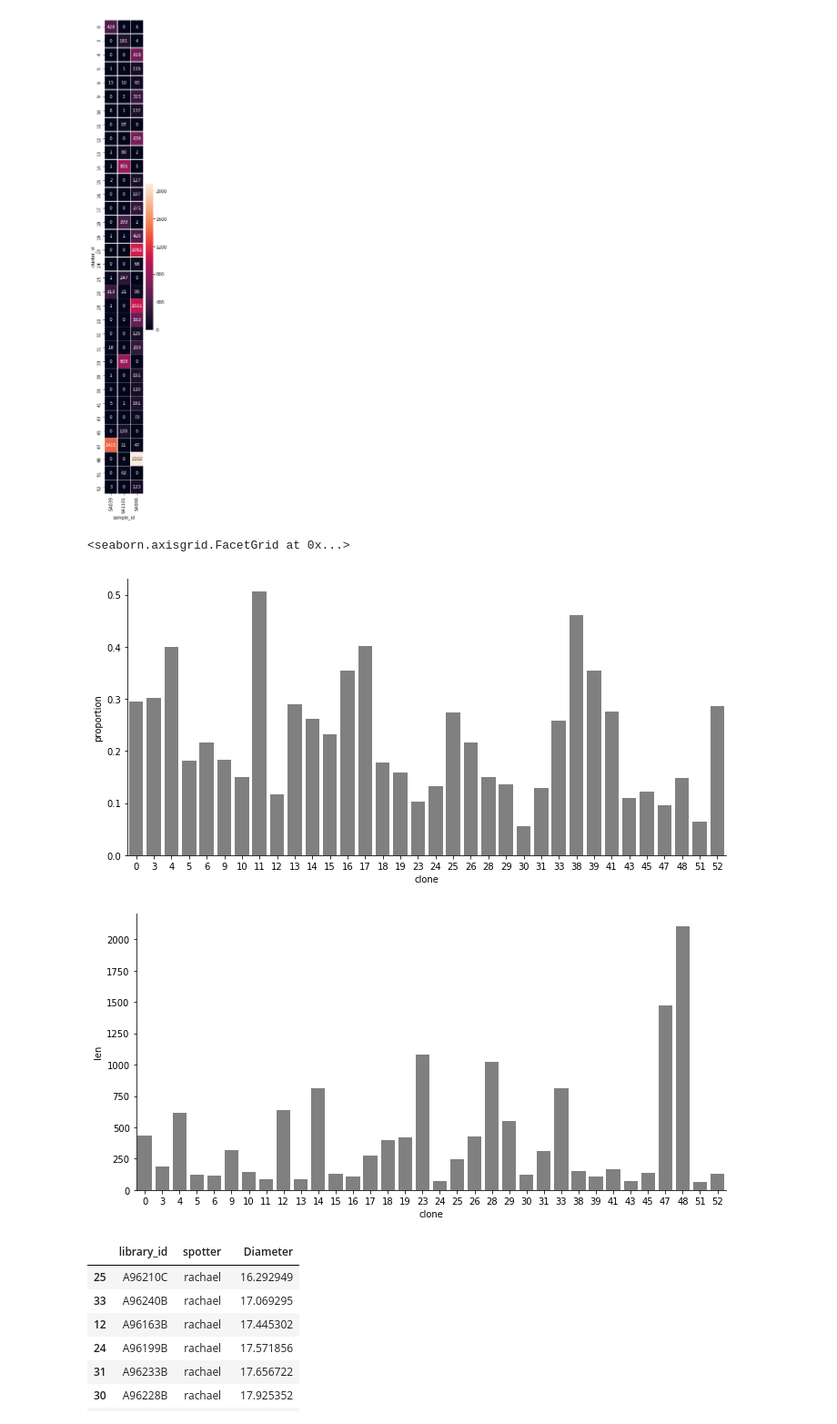
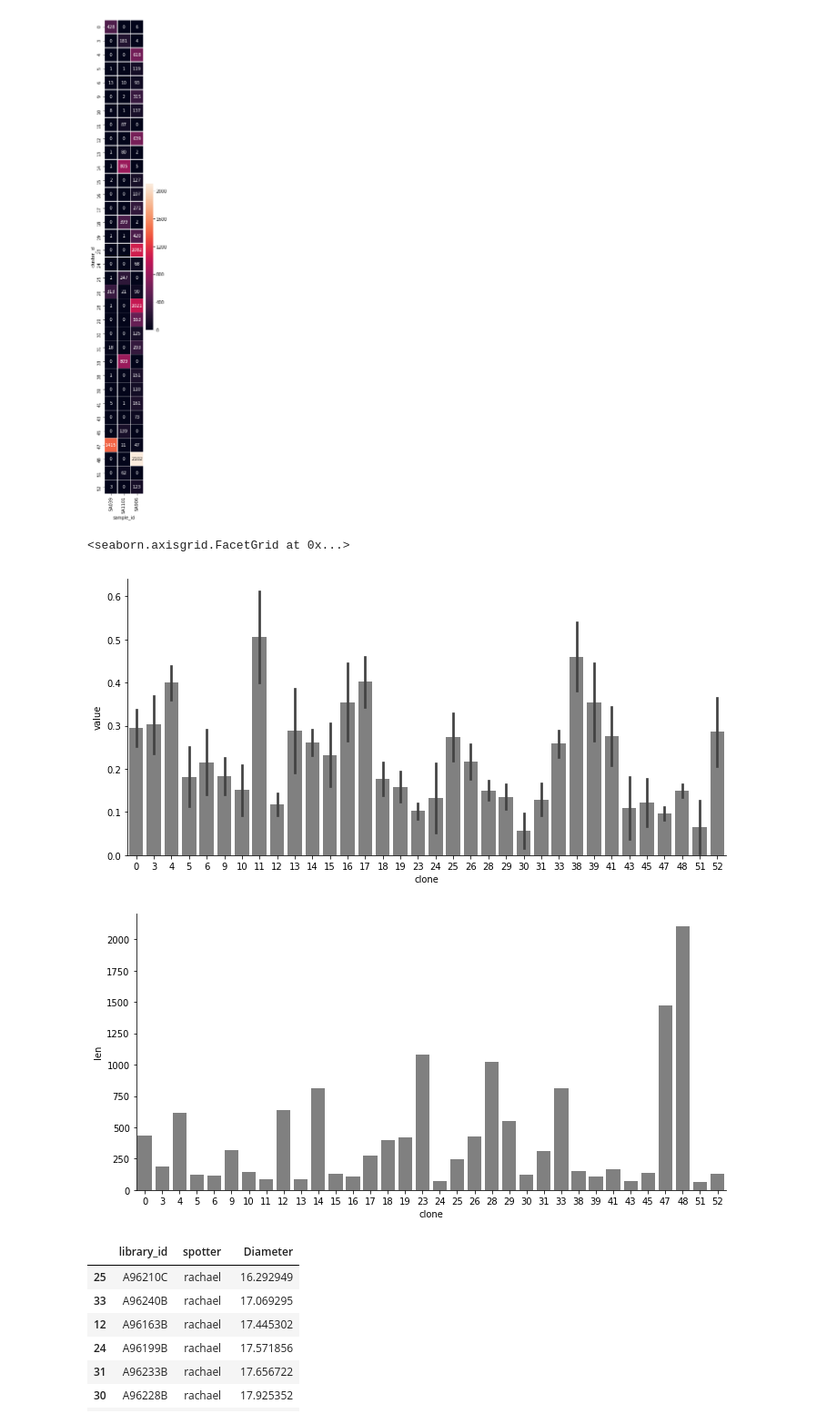
Before and after one commit to shahcompbio/scgenome-deprecated, a Jupyter notebook: notebooks/htert.ipynb, the cells around one changed output. Shown at 91% size. Drawn from its saved outputs; the diff is of its cells as text; code cells hidden in the pictures.

```diff
--- a/notebooks/htert.ipynb
+++ b/notebooks/htert.ipynb
@@ -144,16 +165,25 @@ seaborn.heatmap(plot_data.T, annot=True, fmt="d", linewidths=.5)
 # %%
 
 s_plot_data = (
     metrics_data
     .merge(cluster_df[['cell_id', 'cluster_id']].drop_duplicates())
     .groupby('cluster_id').agg({'is_s_phase': (np.sum, len, np.mean)}).reset_index())
 s_plot_data.columns = ['clone', 'sum', 'len', 'proportion']
 
-seaborn.factorplot(x='clone', y='proportion', kind='bar', data=s_plot_data, color='0.5', aspect=2)
+s_plot_data['lower'], s_plot_data['upper'] = statsmodels.stats.proportion.proportion_confint(
+    s_plot_data['sum'],
+    s_plot_data['len'],
+    alpha=0.05,
+    method='normal',
+)
+
+s_ci_plot_data = s_plot_data.set_index('clone')[['lower', 'upper']].stack().rename('value').reset_index()
+
+seaborn.factorplot(x='clone', y='value', kind='bar', data=s_ci_plot_data, color='0.5', aspect=2)
 seaborn.factorplot(x='clone', y='len', kind='bar', data=s_plot_data, color='0.5', aspect=2)
 # %% [output]
 <seaborn.axisgrid.FacetGrid at 0x...>
-[figure, old version]
+[figure, new version]
 [figure]
 # %%
 
```
Also changed, not shown: parts of 29 cells of this notebook.
